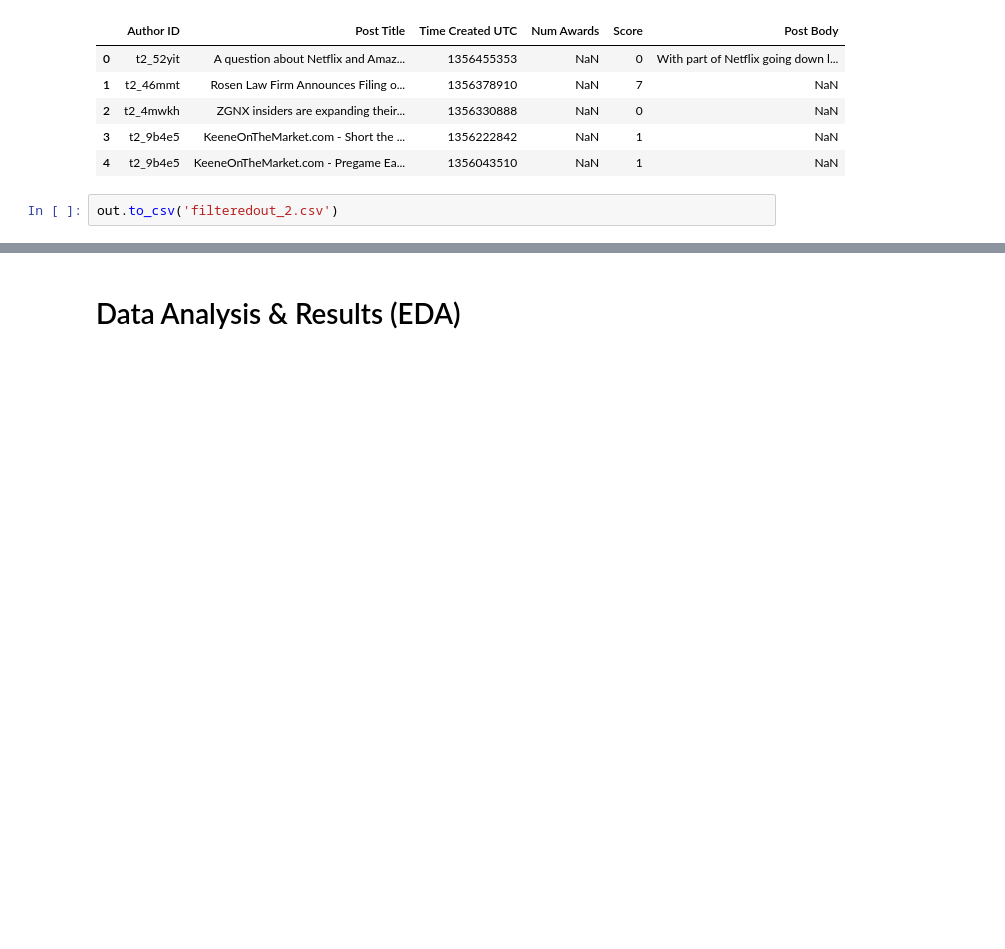
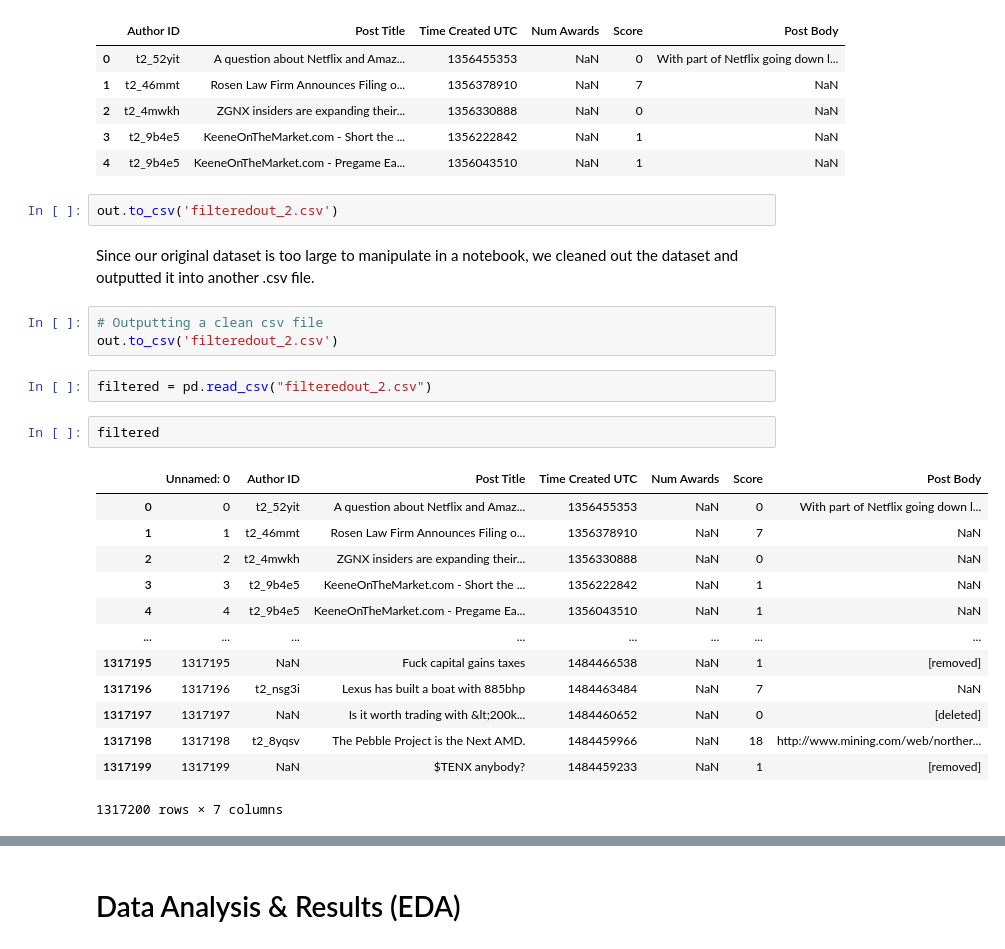
Before and after one commit to sjwfleet/COGS108_Project, a Jupyter notebook: EDACheckpoint_group082.ipynb, the cells around one changed output, grey strips where cells are left out. Cells and saved outputs as stored; diff of their text form; blank space fills up the shorter version.

```diff
--- a/EDACheckpoint_group082.ipynb
+++ b/EDACheckpoint_group082.ipynb
@@ -248,3 +248,26 @@ out.head()
 | 4 | t2_9b4e5 | KeeneOnTheMarket.com - Pregame Ea... | 1356043510 | NaN | 1 | NaN |
 # %%
 out.to_csv('filteredout_2.csv')
+# %% [markdown]
+Since our original dataset is too large to manipulate in a notebook, we cleaned out the dataset and outputted it into another .csv file.
+# %%
+# Outputting a clean csv file
+out.to_csv('filteredout_2.csv')
+# %%
+filtered = pd.read_csv("filteredout_2.csv")
+# %%
+filtered
+# %% [output]
+|  | Unnamed: 0 | Author ID | Post Title | Time Created UTC | Num Awards | Score | Post Body |
+| 0 | 0 | t2_52yit | A question about Netflix and Amaz... | 1356455353 | NaN | 0 | With part of Netflix going down l... |
+| 1 | 1 | t2_46mmt | Rosen Law Firm Announces Filing o... | 1356378910 | NaN | 7 | NaN |
+| 2 | 2 | t2_4mwkh | ZGNX insiders are expanding their... | 1356330888 | NaN | 0 | NaN |
+| 3 | 3 | t2_9b4e5 | KeeneOnTheMarket.com - Short the ... | 1356222842 | NaN | 1 | NaN |
+| 4 | 4 | t2_9b4e5 | KeeneOnTheMarket.com - Pregame Ea... | 1356043510 | NaN | 1 | NaN |
+| ... | ... | ... | ... | ... | ... | ... | ... |
+| 1317195 | 1317195 | NaN | Fuck capital gains taxes | 1484466538 | NaN | 1 | [removed] |
+| 1317196 | 1317196 | t2_nsg3i | Lexus has built a boat with 885bhp | 1484463484 | NaN | 7 | NaN |
+| 1317197 | 1317197 | NaN | Is it worth trading with &lt;200k... | 1484460652 | NaN | 0 | [deleted] |
+| 1317198 | 1317198 | t2_8yqsv | The Pebble Project is the Next AMD. | 1484459966 | NaN | 18 | http://www.mining.com/web/norther... |
+| 1317199 | 1317199 | NaN | $TENX anybody? | 1484459233 | NaN | 1 | [removed] |
+1317200 rows × 7 columns
```
Also changed, not shown: parts of 6 cells of this notebook.
